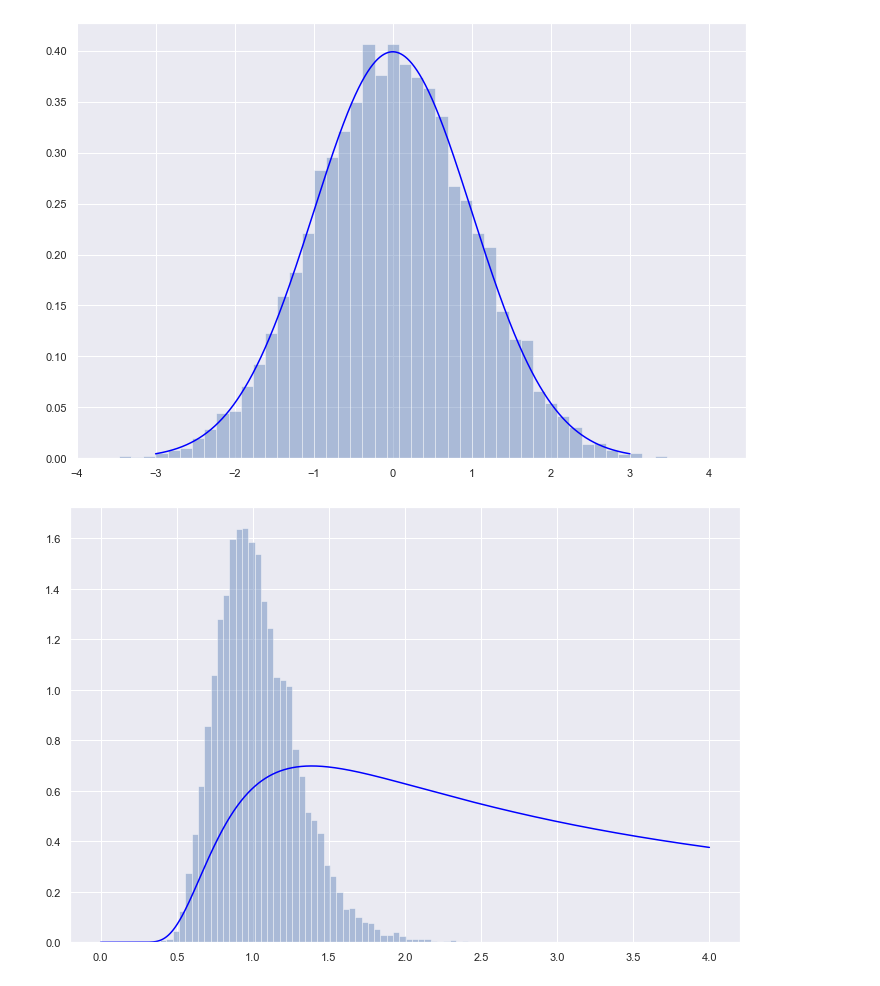
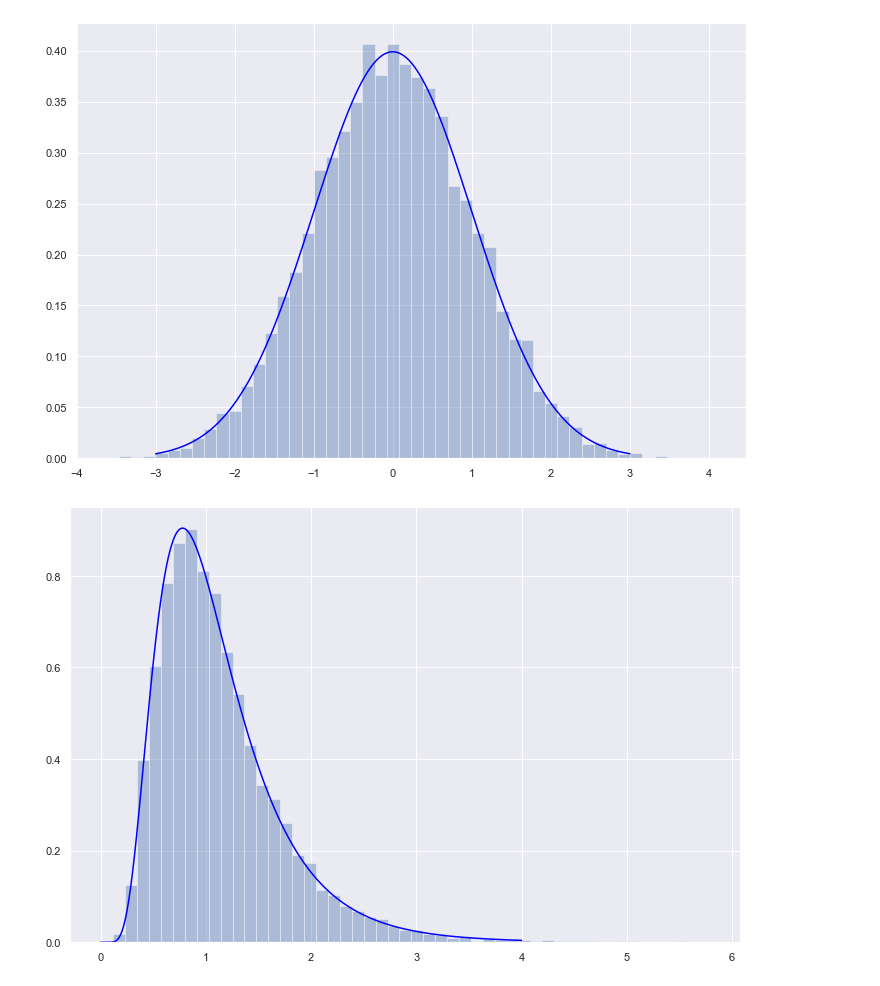
Before and after one commit to lambdaclass/data_etudes, a Jupyter notebook: clases/clase_1.ipynb, the cells around one changed output. Cells and saved outputs as stored; diff of their text form; code cells hidden in the pictures.

Commit message:
Fixed lognorm plot

```diff
--- a/clases/clase_1.ipynb
+++ b/clases/clase_1.ipynb
@@ -79,14 +79,14 @@ sns.distplot(samples, kde=False, norm_hist=True);
 # %% [output]
 [figure]
 # %%
-# Log-Normal (0, 0.25)
-sigma = 0.25
+# Log-Normal (0, 0.5)
+sigma = 0.5
 
 x=np.linspace(0,4,10000)
-plt.plot(x,stats.lognorm.pdf(sigma, x),color='blue');
+plt.plot(x,stats.lognorm.pdf(x, sigma),color='blue');
 
 # 10000 samples de una normal (0, sigma)
 samples = np.random.lognormal(0, sigma, 10000)
 sns.distplot(samples, kde=False, norm_hist=True);
 # %% [output]
-[figure, old version]
+[figure, new version]
```
Also changed, not shown: parts of 2 cells of this notebook.
